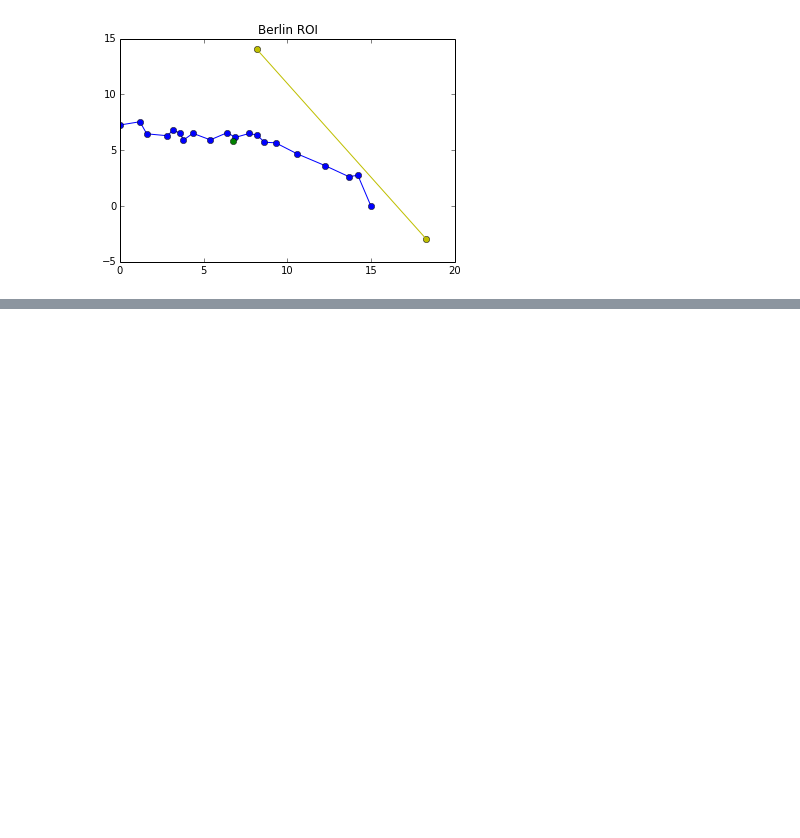
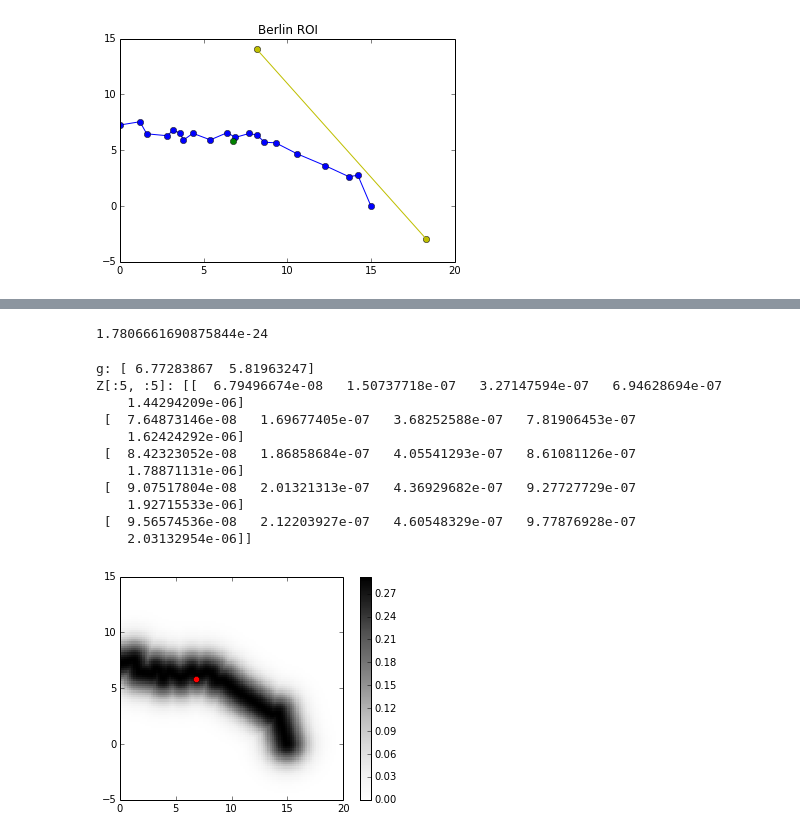
Before and after one commit to fatflake/preppy, a Jupyter notebook: teaser/nb/show_probs.ipynb, the cells around one changed output, grey strips where cells are left out. Saved outputs shown, nothing was run; the diff lists cells and outputs as text; code cells hidden in the pictures; blank space fills up the shorter version.

```diff
--- a/teaser/nb/show_probs.ipynb
+++ b/teaser/nb/show_probs.ipynb
@@ -53,2 +71,52 @@ g: [ 6.77283867  5.81963247]
 # %%
-zt_utils.compute_satt_prob(np.array([18,-.3]), 10.)
+zt_utils.wiktors_butt(np.array([7.,3.]), .3)
+# %% [output]
+1.7806661690875844e-24
+# %%
+# plot compute_spree_prob solution
+
+X_MIN, X_MAX = 0., 20.
+Y_MIN, Y_MAX = -5., 15.
+RES = 100
+
+fig,ax = plt.subplots()
+
+x = np.linspace(X_MIN, X_MAX, RES)
+y = np.linspace(Y_MIN, Y_MAX, RES)
+
+Z = np.random.normal(size=(len(x), len(y)))
+
+print 'g:',np.array([gate_x[0], gate_y[0]])
+gate = np.array([gate_x[0], gate_y[0]])
+for kx in range(len(x)):
+    for ky in range(len(y)):
+        # print 'x,y:',np.array([x[kx], y[ky]])
+        p = np.array([x[kx], y[ky]])
+        dist = np.linalg.norm(gate - p)
+        # Z[kx, ky] = zt_utils.compute_gate_prob(p, gate, 10., 0.)
+        # [kx, ky] = zt_utils.compute_satt_prob(p, 3.)
+        # print 'p:',p
+        #Z[kx, ky] = zt_utils.compute_spree_prob(p, 1.365)
+        Z[kx, ky] = zt_utils.compute_gatee_prob(p, gate, .062, 0)
+
+Z = Z[:,::-1]
+im = ax.imshow(Z.T, cmap="Greys", vmin=abs(Z).min(), vmax=abs(Z).max(),
+               extent=[X_MIN, X_MAX, Y_MIN, Y_MAX], interpolation="None")
+print 'Z[:5, :5]:',Z[:5,:5]
+ax.set_aspect("equal")
+ax.plot(gate[0], gate[1], 'ro')
+
+cb = fig.colorbar(im, ax=ax)
+# %% [output]
+g: [ 6.77283867  5.81963247]
+Z[:5, :5]: [[  6.79496674e-08   1.50737718e-07   3.27147594e-07   6.94628694e-07
+    1.44294209e-06]
+ [  7.64873146e-08   1.69677405e-07   3.68252588e-07   7.81906453e-07
+    1.62424292e-06]
+ [  8.42323052e-08   1.86858684e-07   4.05541293e-07   8.61081126e-07
+    1.78871131e-06]
+ [  9.07517804e-08   2.01321313e-07   4.36929682e-07   9.27727729e-07
+    1.92715533e-06]
+ [  9.56574536e-08   2.12203927e-07   4.60548329e-07   9.77876928e-07
+    2.03132954e-06]]
+[figure, added]
```
Also changed, not shown: parts of 2 cells of this notebook, 3 other files.
